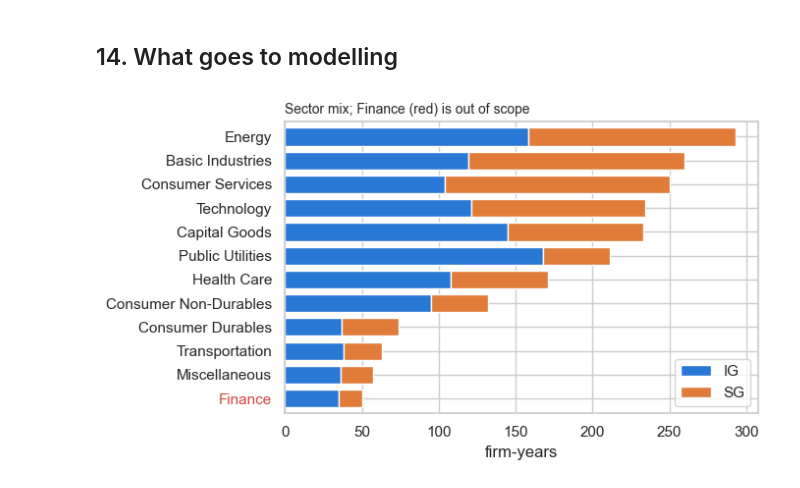
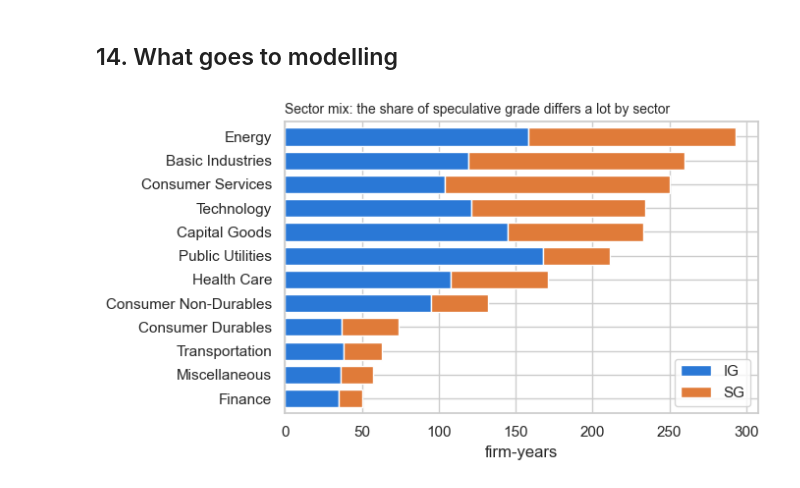
Before and after one commit to Ayu5hsingh/Cyber-Credit-Risk, a Jupyter notebook: notebooks/01_eda.ipynb, the cells around one changed output. Cells and saved outputs as stored; diff of their text form; code cells hidden in the pictures.

```diff
--- a/notebooks/01_eda.ipynb
+++ b/notebooks/01_eda.ipynb
@@ -423,6 +423,6 @@ FCF/OCF median with negative OCF: 1.43 vs 0.63 otherwise
 AUC 0.5 is no signal; the direction says whether higher values go with SG.
 # %%
-scope = X[X.Sector != "Finance"]
+scope = X                       # every sector, Finance included (section 14)
 auc = {}
 for c in FEATURES:
     ok = scope[c].notna()
@@ -470,13 +470,12 @@ No single ratio is enough, which is why the model combines them.
 # %%
 by_sector = X.groupby("Sector").agg(firm_years=("SG", "size"), sg_share=("SG", "mean")).sort_values("firm_years")
 EDA.update(sector_sg_share=by_sector.sg_share.round(3).to_dict())
 counts = X.assign(side=np.where(X.SG == 1, "SG", "IG")).groupby(["Sector", "side"]).size().unstack()
 fig, ax = plt.subplots(figsize=(7, 4))
 counts.reindex(by_sector.index).plot.barh(stacked=True, color=SIDE, ax=ax, width=0.75)
-ax.get_yticklabels()[list(by_sector.index).index("Finance")].set_color("#d64545")
 ax.set(xlabel="firm-years", ylabel="")
 ax.legend(title="", loc="lower right")
-ax.set_title("Sector mix; Finance (red) is out of scope", loc="left", fontsize=10)
+ax.set_title("Sector mix: the share of speculative grade differs a lot by sector", loc="left", fontsize=10)
 save(fig, "sector_mix")
 # %% [output]
-[figure, old version]
+[figure, new version]
```
Also changed, not shown: parts of 7 cells of this notebook, 8 other files.
